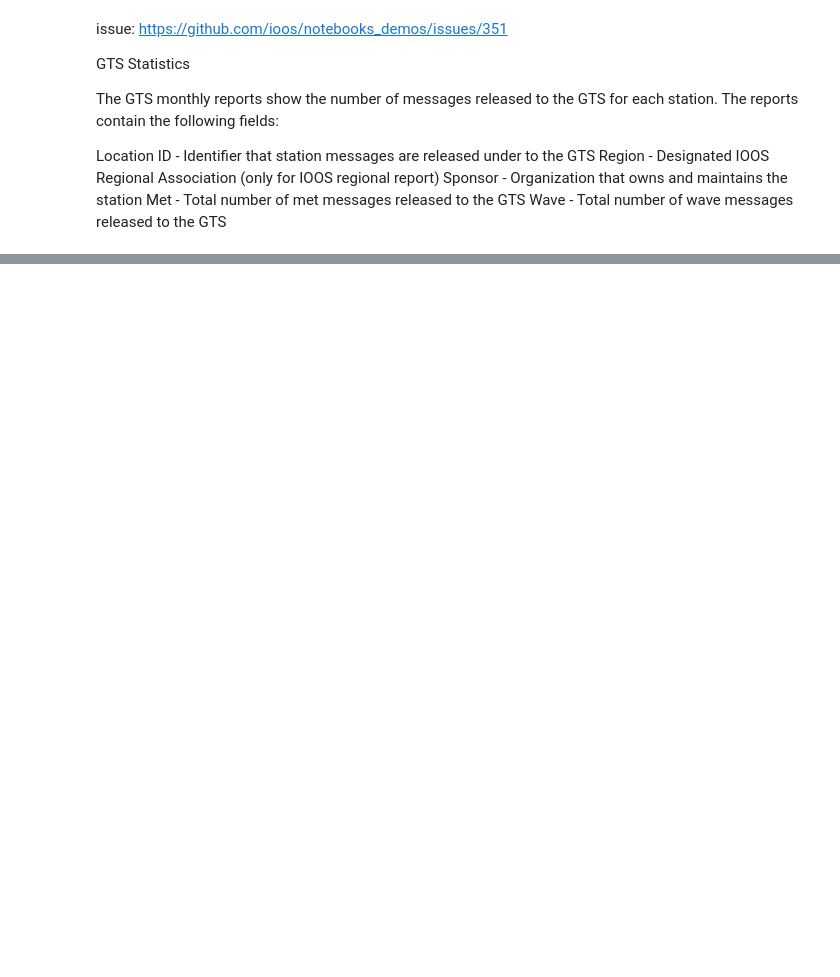
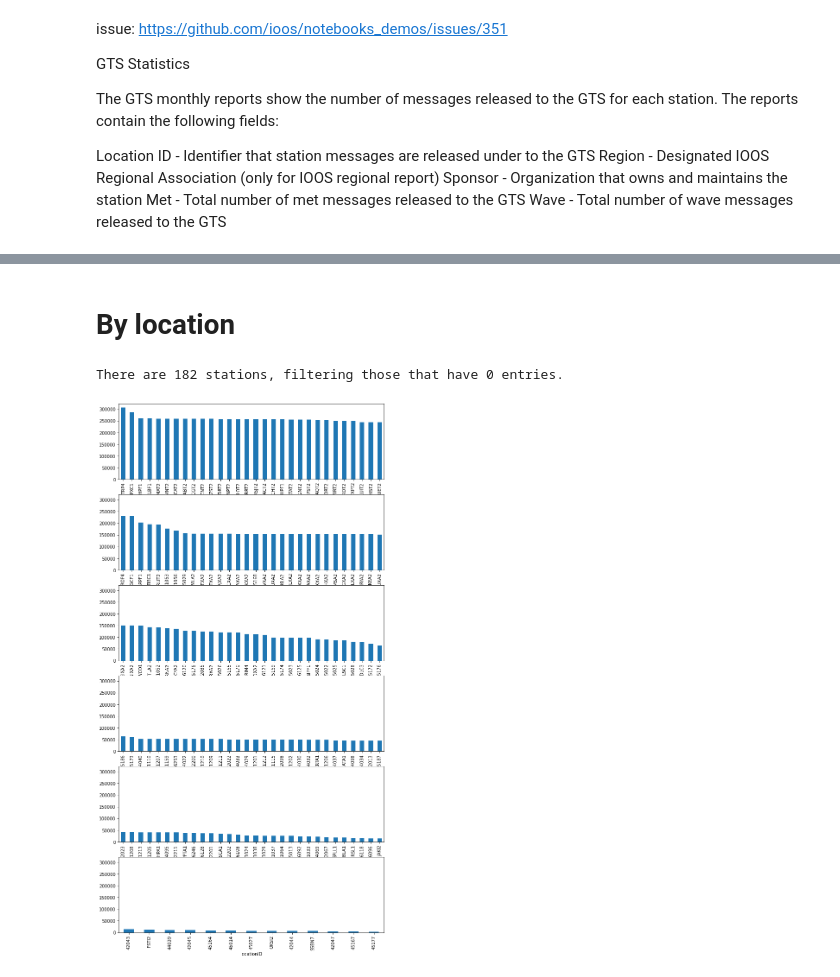
Before and after one commit to ioos/notebooks_demos, a Jupyter notebook: notebooks/2020-07-20-GTS.ipynb, the cells around one changed output, grey strips where cells are left out. Drawn from its saved outputs; the diff is of its cells as text; code cells hidden in the pictures; blank space fills up the shorter version.

Commit message:
use only the ERDDAP server and explore the data by station

```diff
--- a/notebooks/2020-07-20-GTS.ipynb
+++ b/notebooks/2020-07-20-GTS.ipynb
@@ -79,16 +81,0 @@ https://www.ndbc.noaa.gov/ioosstats
-# %%
-# Getting IOOS Regional, there is also NDBC, Non NDBC
-
-dates = pd.date_range("2018-01", "2019-01", freq="M")
-dates = dates.to_series().dt.strftime("%Y_%m")
-
-dfs = {}
-for date in dates:
-    url = f"https://www.ndbc.noaa.gov/ioosstats/rpts/{date}_ioos_regional.csv"
-    dfs.update({date: pd.read_csv(url)})
-
-summary = {}
-for label, df in dfs.items():
-    summary.update(
-        {label: df.sum()[["met", "wave"]].sum()}
-    )
@@ -103,0 +95,33 @@ ax.set_xticklabels(
+# %% [markdown]
+# By location
+# %%
+groups = df.groupby("locationID")
+
+location_sum = groups.sum().sum(axis=1)
+# ax = groups.sum().plot(kind="bar", figsize=(11, 3.75))
+# %%
+location_sum.sort_values(ascending=False, inplace=True)
+# %%
+print(f"There are {len(set(df['locationID']))} stations, filtering those that have 0 entries.")
+# %% [output]
+There are 182 stations, filtering those that have 0 entries.
+# %%
+non_zero = location_sum.loc[location_sum > 0]
+
+rows = 6
+st = 30
+
+fig, axes = plt.subplots(
+    figsize=(11, 3.75*rows),
+    nrows=6,
+    sharey=True,
+)
+
+non_zero[:st].plot(ax=axes[0], kind="bar")
+non_zero[st:st*2].plot(ax=axes[1], kind="bar")
+non_zero[st*2:st*3].plot(ax=axes[2], kind="bar")
+non_zero[st*3:st*4].plot(ax=axes[3], kind="bar")
+non_zero[st*4:st*5].plot(ax=axes[4], kind="bar")
+non_zero[st*5:].plot(ax=axes[5], kind="bar");
+# %% [output]
+[figure, added]
```
Also changed, not shown: parts of 13 cells of this notebook.
